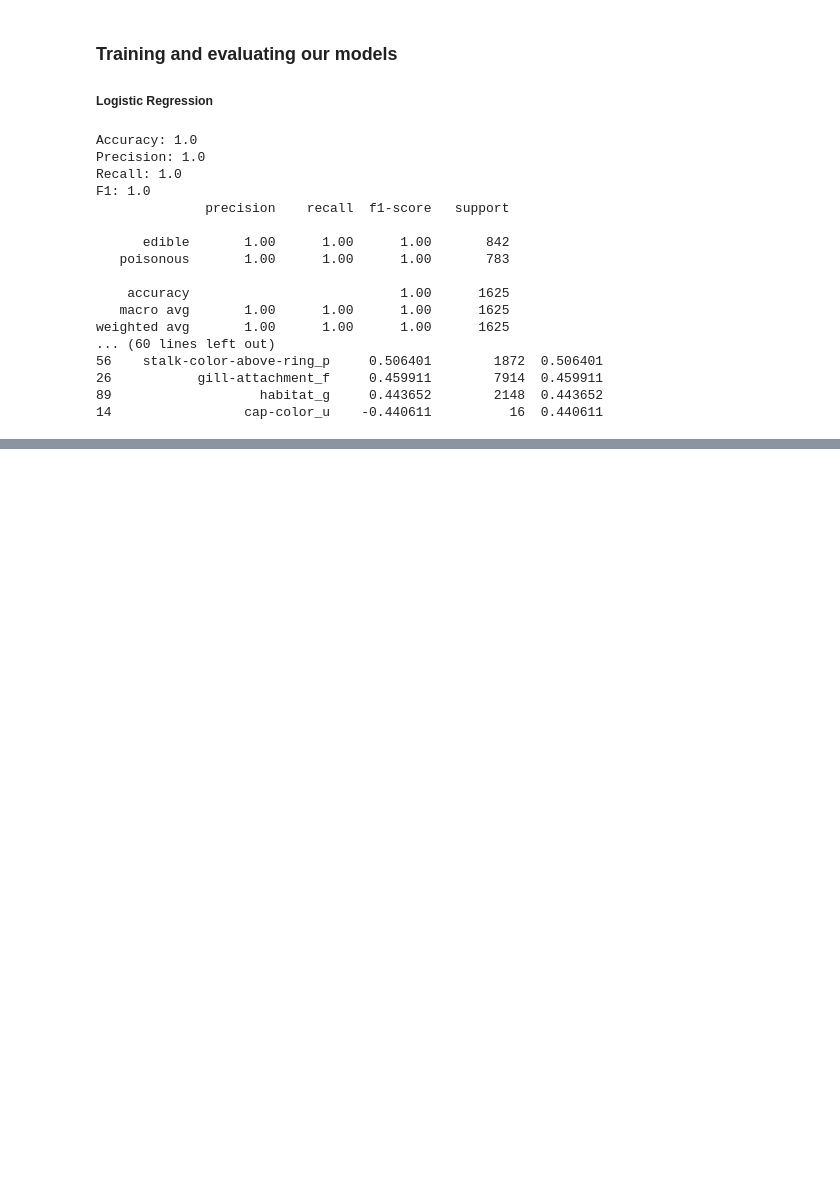
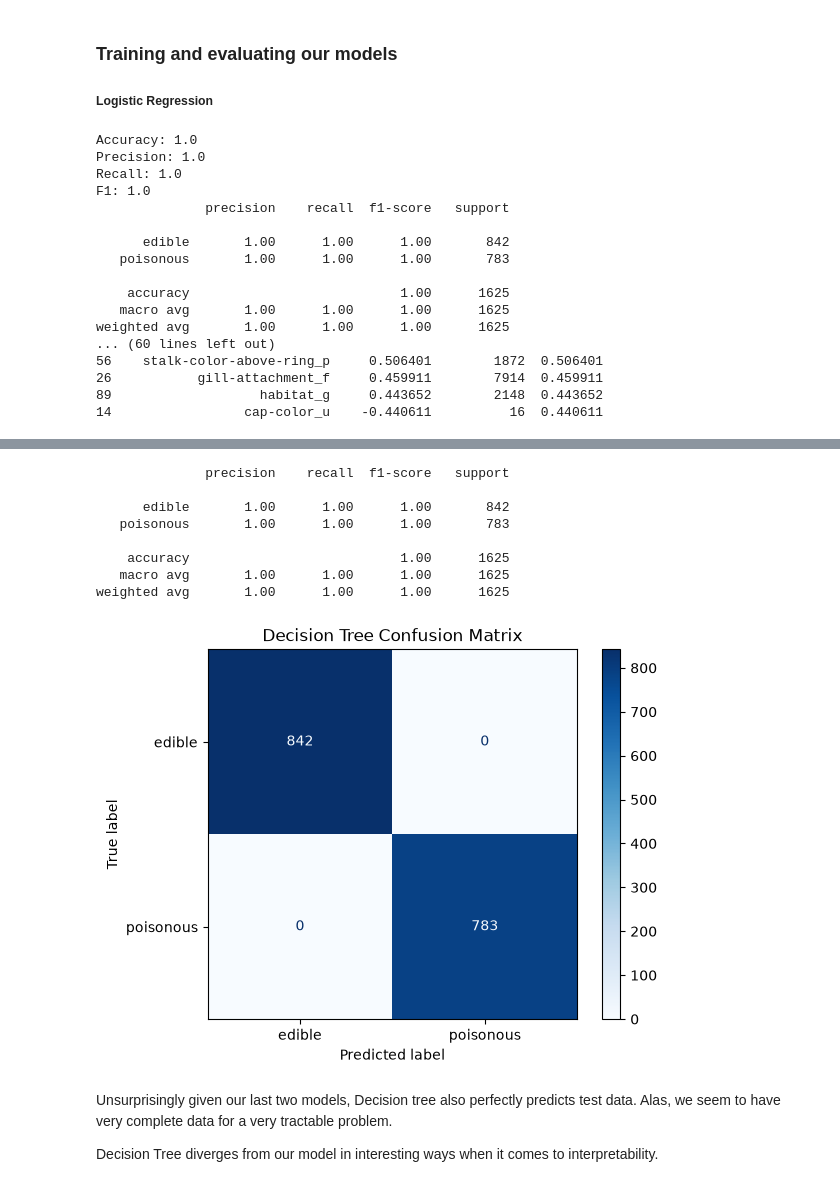
Before and after one commit to Jonapulse/MSD, a Jupyter notebook: Summer2026/CS6017/Week6/HW4/HW4.ipynb, the cells around one changed output, grey strips where cells are left out. Saved outputs shown, nothing was run; the diff lists cells and outputs as text; code cells hidden in the pictures; blank space fills up the shorter version.

```diff
--- a/Summer2026/CS6017/Week6/HW4/HW4.ipynb
+++ b/Summer2026/CS6017/Week6/HW4/HW4.ipynb
@@ -155,0 +184,31 @@ print(knn_results_df)
+# %%
+from sklearn.tree import DecisionTreeClassifier
+
+tree = DecisionTreeClassifier(random_state=13)
+tree.fit(X_train, y_train)
+
+y_pred_tree = tree.predict(X_test)
+
+print(classification_report(y_test, y_pred_tree, target_names=['edible', 'poisonous']))
+
+ConfusionMatrixDisplay.from_predictions(
+    y_test, y_pred_tree,
+    display_labels=['edible', 'poisonous'],
+    cmap='Blues'
+)
+plt.title('Decision Tree Confusion Matrix')
+plt.show()
+# %% [output]
+              precision    recall  f1-score   support
+
+      edible       1.00      1.00      1.00       842
+   poisonous       1.00      1.00      1.00       783
+
+    accuracy                           1.00      1625
+   macro avg       1.00      1.00      1.00      1625
+weighted avg       1.00      1.00      1.00      1625
+[figure, added]
+# %% [markdown]
+Unsurprisingly given our last two models, Decision tree also perfectly predicts test data. Alas, we seem to have very complete data for a very tractable problem.
+
+Decision Tree diverges from our model in interesting ways when it comes to interpretability.
```
Also changed, not shown: parts of 9 cells of this notebook.
